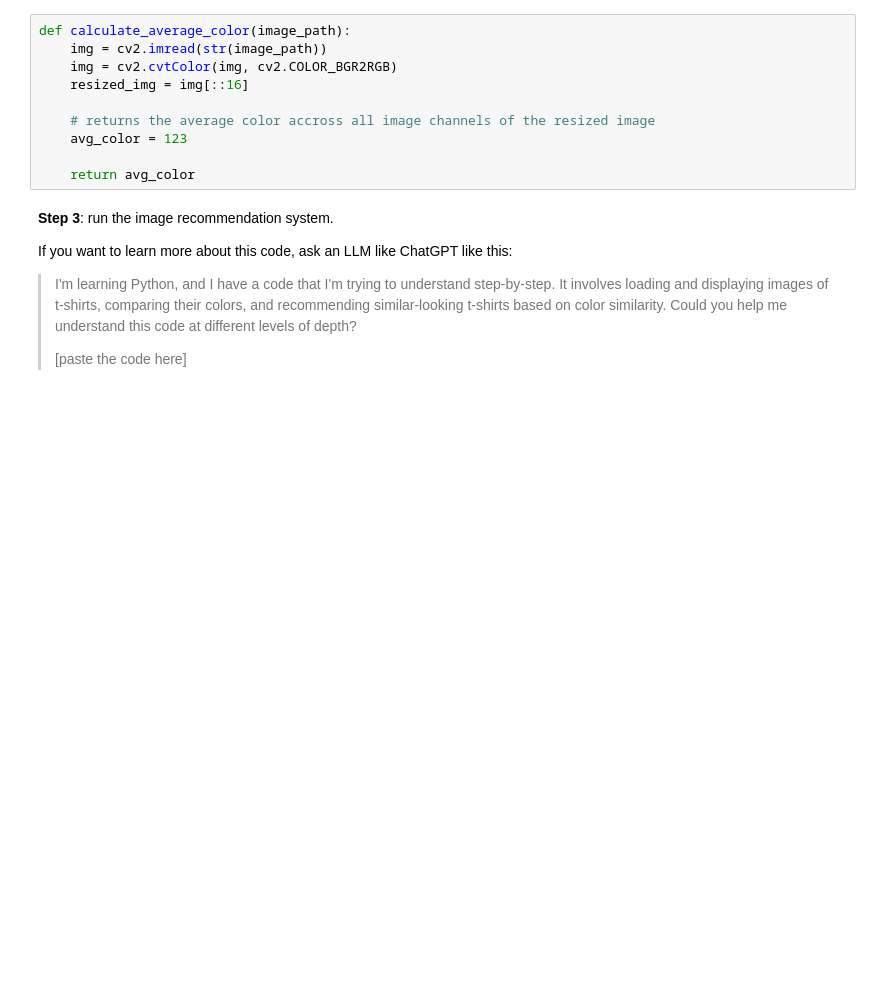
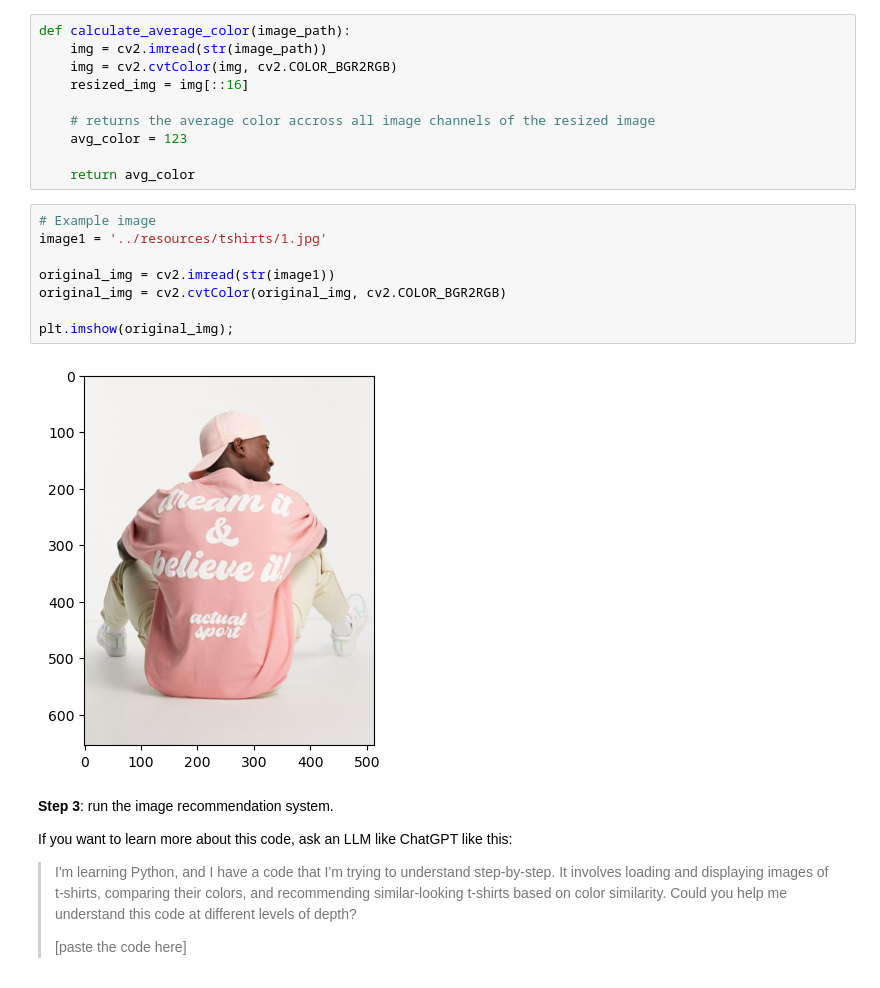
Before and after one commit to ciri/iese-dsfb, a Jupyter notebook: notebooks/100-HowComputersSee.ipynb, the cells around one changed output. Drawn from its saved outputs; the diff is of its cells as text; blank space fills up the shorter version.

```diff
--- a/notebooks/100-HowComputersSee.ipynb
+++ b/notebooks/100-HowComputersSee.ipynb
@@ -195,6 +253,16 @@ def calculate_average_color(image_path):
     avg_color = 123
 
     return avg_color
+# %%
+# Example image
+image1 = '../resources/tshirts/1.jpg'
+
+original_img = cv2.imread(str(image1))
+original_img = cv2.cvtColor(original_img, cv2.COLOR_BGR2RGB)
+
+plt.imshow(original_img);
+# %% [output]
+[figure, added]
 # %% [markdown]
 **Step 3**: run the image recommendation system.
 
```
Also changed, not shown: parts of 23 cells of this notebook.
